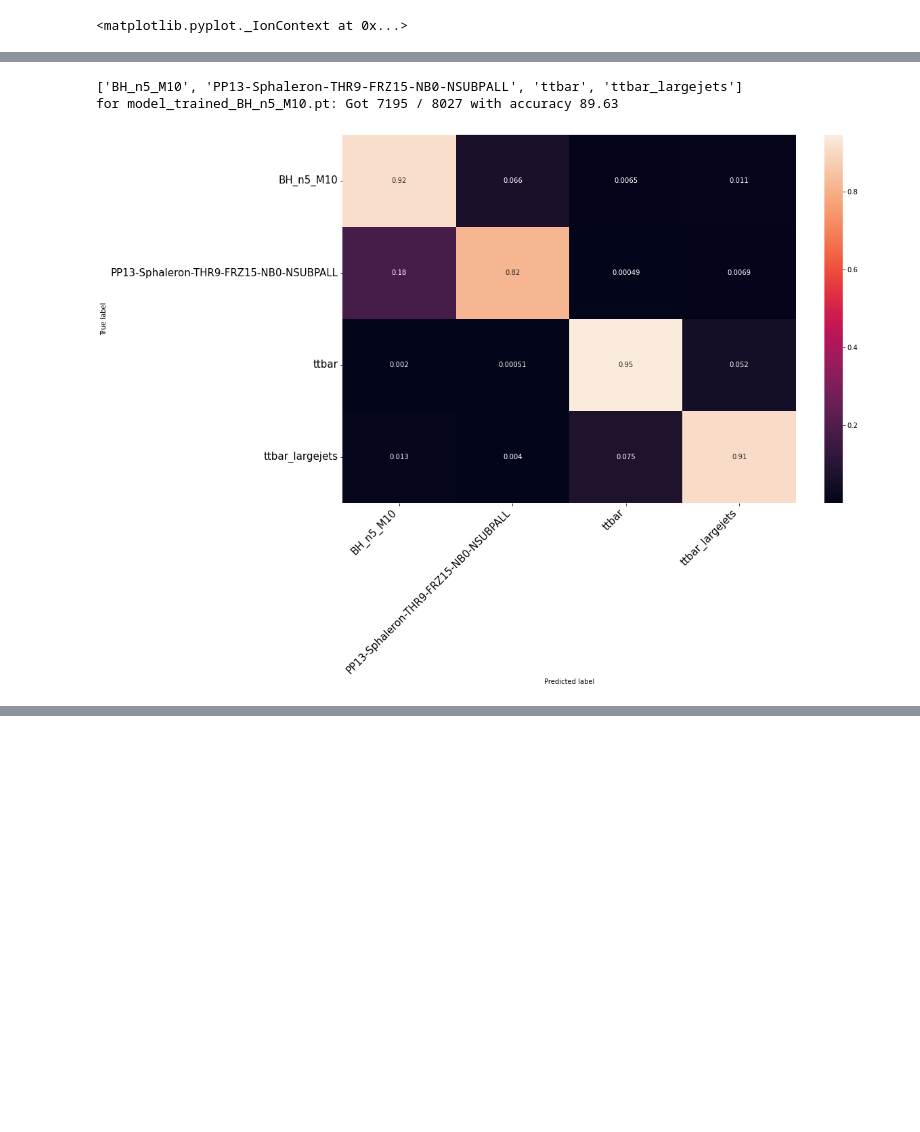
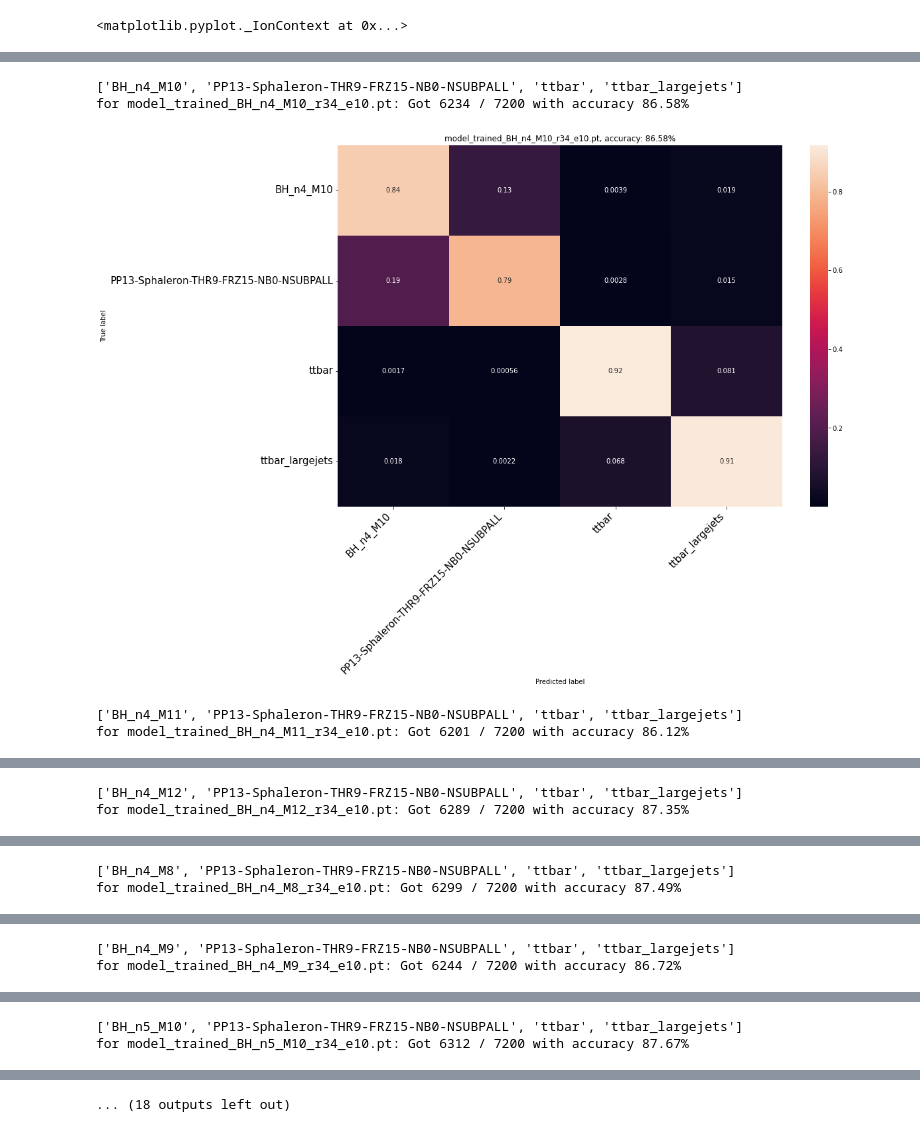
Before and after one commit to mitresthen/phys117_2021, a Jupyter notebook: CNNSphaleronBlackhole.ipynb, the cells around one changed output, grey strips where cells are left out. Cells and saved outputs as stored; diff of their text form; code cells hidden in the pictures; blank space fills up the shorter version.

```diff
--- a/CNNSphaleronBlackhole.ipynb
+++ b/CNNSphaleronBlackhole.ipynb
@@ -82,12 +82,27 @@ class ImageFolderCustom(DatasetFolder):
     def find_classes(self, directory):
       return find_classes(directory, self.subdirs)
 # %%
-data_transform = transforms.Compose([
+#data_transform = transforms.Compose([
+#        transforms.Resize(256),
+#        transforms.CenterCrop(224),
+#        transforms.ToTensor(),
+#        transforms.Normalize([0.485, 0.456, 0.406], [0.229, 0.224, 0.225])
+#    ])
+
+data_transforms = {
+    'train': transforms.Compose([
         transforms.Resize(256),
         transforms.CenterCrop(224),
         transforms.ToTensor(),
         transforms.Normalize([0.485, 0.456, 0.406], [0.229, 0.224, 0.225])
-    ])
+    ]),
+    'val': transforms.Compose([
+        transforms.Resize(256),
+        transforms.CenterCrop(224),
+        transforms.ToTensor(),
+        transforms.Normalize([0.485, 0.456, 0.406], [0.229, 0.224, 0.225])
+    ]),
+}
 # %%
 def imshow(inp, title=None):
     """Imshow for Tensor."""
@@ -302,31 +279,22 @@ Best val Acc: 0.900100
 from torchvision.models import ResNet
 data_dir = 'generatedData'
 
-def loadAndPlot(folder):
-  subdirs = ["PP13-Sphaleron-THR9-FRZ15-NB0-NSUBPALL", "ttbar", "ttbar_largejets"]
-  subdirs.append(folder)
-  image_dataset = ImageFolderCustom(data_dir, subdirs, transform=data_transform)
+def loadAndPlot(folder, loaded_model):
+  valDataDir = f"{data_dir}/val"
+  subdirs = [folder, "PP13-Sphaleron-THR9-FRZ15-NB0-NSUBPALL", "ttbar", "ttbar_largejets"]
+  image_dataset = ImageFolderCustom(valDataDir, subdirs, transform=data_transforms['val'])
 
-  train_size = int(0.8 * len(image_dataset))
-  test_size = len(image_dataset) - train_size
-  image_datasets = {}
+  dataloader = torch.utils.data.DataLoader(image_dataset, batch_size=4,
+                                               num_workers=4, shuffle=True)
 
-  image_datasets["train"], image_datasets["val"] = torch.utils.data.random_split(image_dataset, [train_size, test_size])
-
-
-  dataloaders = {x: torch.utils.data.DataLoader(image_datasets[x], batch_size=4,
-                                               num_workers=4, shuffle=True)
-                for x in ['train', 'val']}
-
-  dataset_sizes = {x: len(image_datasets[x]) for x in ['train', 'val']}
-  class_names = image_datasets['train'].dataset.classes
+  dataset_size = len(image_dataset)
+  class_names =  image_dataset.classes
   print(class_names)
 
-
-  model_path = f"model_trained_{folder}.pt"
+  model_path = f"model_trained_{folder}_r34_e10.pt"
   if (not Path(model_path).is_file()):
     return
-  model_ft = models.resnet18(pretrained=True)
+  model_ft = loaded_model
   model_ft.fc = nn.Linear(model_ft.fc.in_features, len(class_names))
 
   model_ft.load_state_dict(torch.load(model_path))
@@ -340,39 +308,43 @@ def loadAndPlot(folder):
 
   num_correct = 0
   num_samples = 0
 
   confusion_matrix = torch.zeros(nb_classes, nb_classes)
   with torch.no_grad():
-      for i, (inputs, classes) in enumerate(dataloaders['val']):
+      for i, (inputs, classes) in enumerate(dataloader):
           inputs = inputs.to(device)
           classes = classes.to(device)
           outputs = model_ft(inputs)
           _, preds = torch.max(outputs, 1)
           for t, p in zip(classes.view(-1), preds.view(-1)):
             confusion_matrix[t.long(), p.long()] += 1
             num_samples += 1
             num_correct += (t == p)
 
 
   plt.figure(figsize=(15,10))
-  print(f'for {model_path}: Got {num_correct} / {num_samples} with accuracy {float(num_correct)/float(num_samples)*100:.2f}')
+  accuracy = f"{float(num_correct)/float(num_samples)*100:.2f}"
+  print(f'for {model_path}: Got {num_correct} / {num_samples} with accuracy {accuracy}%')
 
   df_cm = pd.DataFrame(confusion_matrix, index=class_names, columns=class_names).astype(int)
   normalized_df = df_cm.div(df_cm.sum(axis=1), axis=0)
   heatmap = sns.heatmap(normalized_df, annot=True)
 
   heatmap.yaxis.set_ticklabels(heatmap.yaxis.get_ticklabels(), rotation=0, ha='right',fontsize=15)
   heatmap.xaxis.set_ticklabels(heatmap.xaxis.get_ticklabels(), rotation=45, ha='right',fontsize=15)
   plt.ylabel('True label')
   plt.xlabel('Predicted label')
+  plt.title(f"{model_path}, accuracy: {accuracy}%")
   plt.show()
 
-bh_folders = sorted(entry.name for entry in os.scandir(data_dir) if (entry.is_dir() and entry.name.startswith("BH")) )
+bh_folders = sorted(entry.name for entry in os.scandir(f"{data_dir}/val") if (entry.is_dir() and entry.name.startswith("BH")) )
 
-loadAndPlot("BH_n5_M10")
-#for folder in bh_folders:
-#  loadAndPlot(folder)
+for folder in bh_folders:
+  loadAndPlot(folder, models.resnet34(pretrained=True))
+#loadAndPlot("BlackHole", models.resnet50(pretrained=True))
 # %% [output]
-['BH_n5_M10', 'PP13-Sphaleron-THR9-FRZ15-NB0-NSUBPALL', 'ttbar', 'ttbar_largejets']
-for model_trained_BH_n5_M10.pt: Got 7195 / 8027 with accuracy 89.63
+['BH_n4_M10', 'PP13-Sphaleron-THR9-FRZ15-NB0-NSUBPALL', 'ttbar', 'ttbar_largejets']
+for model_trained_BH_n4_M10_r34_e10.pt: Got 6234 / 7200 with accuracy 86.58%
-[figure, old version]
+[figure, new version]
+['BH_n4_M11', 'PP13-Sphaleron-THR9-FRZ15-NB0-NSUBPALL', 'ttbar', 'ttbar_largejets']
+for model_trained_BH_n4_M11_r34_e10.pt: Got 6201 / 7200 with accuracy 86.12%
@@ -378,0 +352,2 @@ for model_trained_BH_n5_M10.pt: Got 7195 / 8027 with accuracy 89.63
+['BH_n4_M12', 'PP13-Sphaleron-THR9-FRZ15-NB0-NSUBPALL', 'ttbar', 'ttbar_largejets']
+for model_trained_BH_n4_M12_r34_e10.pt: Got 6289 / 7200 with accuracy 87.35%
@@ -378,0 +355,2 @@ for model_trained_BH_n5_M10.pt: Got 7195 / 8027 with accuracy 89.63
+['BH_n4_M8', 'PP13-Sphaleron-THR9-FRZ15-NB0-NSUBPALL', 'ttbar', 'ttbar_largejets']
+for model_trained_BH_n4_M8_r34_e10.pt: Got 6299 / 7200 with accuracy 87.49%
@@ -378,0 +358,2 @@ for model_trained_BH_n5_M10.pt: Got 7195 / 8027 with accuracy 89.63
+['BH_n4_M9', 'PP13-Sphaleron-THR9-FRZ15-NB0-NSUBPALL', 'ttbar', 'ttbar_largejets']
+for model_trained_BH_n4_M9_r34_e10.pt: Got 6244 / 7200 with accuracy 86.72%
@@ -378,0 +361,2 @@ for model_trained_BH_n5_M10.pt: Got 7195 / 8027 with accuracy 89.63
+['BH_n5_M10', 'PP13-Sphaleron-THR9-FRZ15-NB0-NSUBPALL', 'ttbar', 'ttbar_largejets']
+for model_trained_BH_n5_M10_r34_e10.pt: Got 6312 / 7200 with accuracy 87.67%
@@ -379,3 +364,4 @@ for model_trained_BH_n5_M10.pt: Got 7195 / 8027 with accuracy 89.63
+... (18 outputs left out)
 # %%
 from torchvision.models import ResNet
 data_dir = 'generatedData'
```
Also changed, not shown: parts of 5 cells of this notebook.
